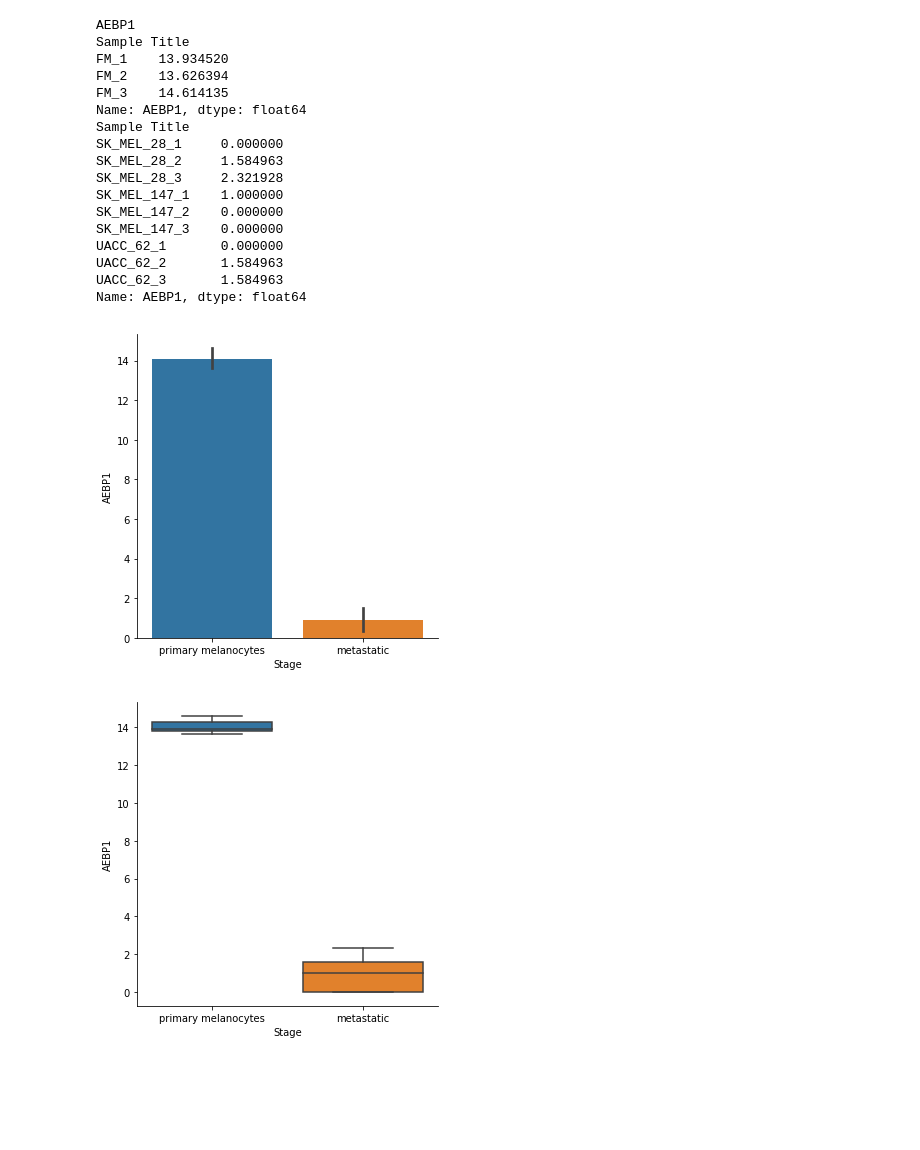
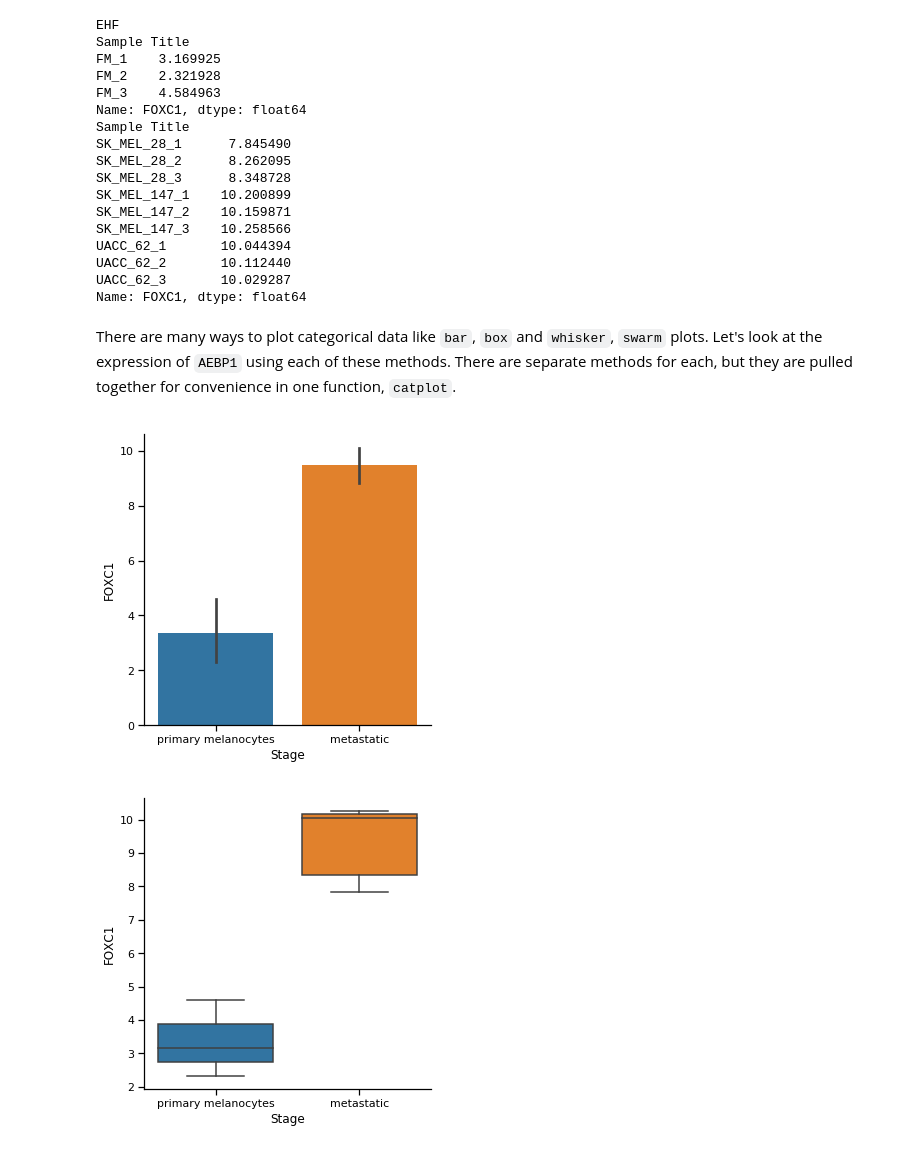
Before and after one commit to shuyima1/PABIO536-BasicPlotting, a Jupyter notebook: PythonPlottingBasics.ipynb, the cells around one changed output. Cells and saved outputs as stored; diff of their text form; code cells hidden in the pictures; blank space fills up the shorter version.

Commit message:
Improved Plotting Basics and Draft of Heatmaps

```diff
--- a/PythonPlottingBasics.ipynb
+++ b/PythonPlottingBasics.ipynb
@@ -33,12 +66,12 @@ SK_MEL_28_2            GSM2344969           metastatic  melanoma cell line
 # %%
-# Assigning the sample titles to the columns in the data frame with the expression values
-columns = meta.index
-df_sample.columns = columns
+# Subset on genes that have a median count greater than 5
+dfmed = df_sample.median(1)
+dfnz = df_sample.loc[dfmed > 5,]
 
-# We want to look at the log2-transformed data values. To do this without getting negative infinity values, we will nudge the values that have 0 counts to be 0.01.
-dfnz = df_sample
-dfnz[dfnz == 0] = 0.01
-print(dfnz.head())
+mask1 = (dfnz == 0)
+
+# We will also nudge the values that have 0 counts to be 0.01.
+dfnz[mask1] = 0.01
 
 # Do the log2 transform
 df_log2 = dfnz.transform(np.log2)
@@ -170,35 +297,38 @@ Length: 100, dtype: float64
 # %%
-print(maxDiffGene) #Note that gene of interest will be "AEBP1"
-print(FMnorm.loc[maxDiffGene])
-print(Metastatic.loc[maxDiffGene])
+print(minDiffGene) #Note that gene of interest will be "KIF5A"
+print(FMnorm.loc['FOXC1'])
+print(Metastatic.loc['FOXC1'])
 # %% [output]
-AEBP1
+EHF
 Sample Title
-FM_1    13.934520
-FM_2    13.626394
-FM_3    14.614135
-Name: AEBP1, dtype: float64
+FM_1    3.169925
+FM_2    2.321928
+FM_3    4.584963
+Name: FOXC1, dtype: float64
 Sample Title
-SK_MEL_28_1     0.000000
-SK_MEL_28_2     1.584963
-SK_MEL_28_3     2.321928
-SK_MEL_147_1    1.000000
-SK_MEL_147_2    0.000000
-SK_MEL_147_3    0.000000
-UACC_62_1       0.000000
-UACC_62_2       1.584963
-UACC_62_3       1.584963
-Name: AEBP1, dtype: float64
+SK_MEL_28_1      7.845490
+SK_MEL_28_2      8.262095
+SK_MEL_28_3      8.348728
+SK_MEL_147_1    10.200899
+SK_MEL_147_2    10.159871
+SK_MEL_147_3    10.258566
+UACC_62_1       10.044394
+UACC_62_2       10.112440
+UACC_62_3       10.029287
+Name: FOXC1, dtype: float64
+# %% [markdown]
+There are many ways to plot categorical data like `bar`, `box` and `whisker`, `swarm` plots. Let's look at the expression of `AEBP1` using each of these methods. There are separate methods for each, but they are pulled together for convenience in one function, `catplot`.
 # %%
 # Starting off with a bar plot
-g = sns.catplot(x = 'Stage',y='AEBP1', data=dfT, kind="bar")
+sns.set_context("notebook")
+g = sns.catplot(x = 'Stage',y='FOXC1', data=dfT, kind="bar")
 plt.show()
 # Note that the error bars are plotted by default
 # %% [output]
-[figure, old version]
+[figure, new version]
 # %%
-g = sns.catplot(x = 'Stage',y='AEBP1', data=dfT, kind="box")
+g = sns.catplot(x = 'Stage',y='FOXC1', data=dfT, kind="box")
 plt.show()
 # %% [output]
-[figure, old version]
+[figure, new version]
 # %%
```
Also changed, not shown: parts of 39 cells of this notebook, 1 other file.
